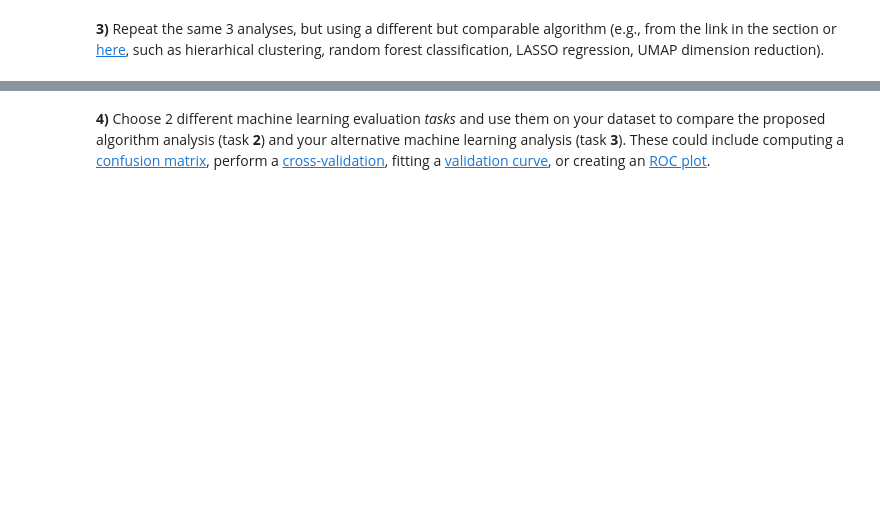
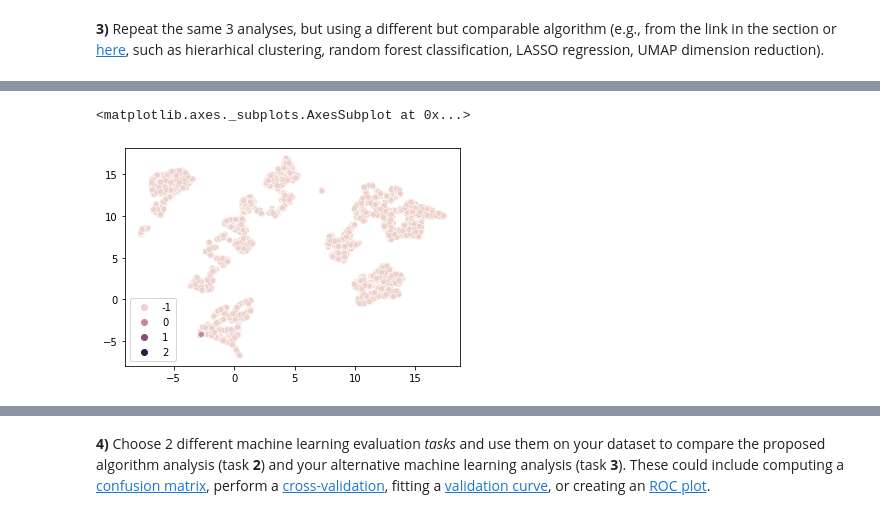
Before and after one commit to egemenpamukcu/Tutorials-Homework-Notebooks, a Jupyter notebook: week 1/tutorial_1_machine_learning_pipelines.ipynb, the cells around one changed output, grey strips where cells are left out. Saved outputs shown, nothing was run; the diff lists cells and outputs as text; code cells hidden in the pictures; blank space fills up the shorter version.

```diff
--- a/week 1/tutorial_1_machine_learning_pipelines.ipynb
+++ b/week 1/tutorial_1_machine_learning_pipelines.ipynb
@@ -486,0 +499,3 @@ plot_tsne(bankruptcy_df.iloc[:, 1:], bankruptcy_df['Bankrupt?'], perplexity=50)
+# %%
+dbscan = DBSCAN()
+dbscan.fit(bankruptcy_df.iloc[:, 1:])
@@ -486,0 +514,6 @@ plot_tsne(bankruptcy_df.iloc[:, 1:], bankruptcy_df['Bankrupt?'], perplexity=50)
+# %%
+# UMAP
+sns.scatterplot(x=embedding[:, 0], y=embedding[:, 1], hue=dbscan.labels_)
+# %% [output]
+<matplotlib.axes._subplots.AxesSubplot at 0x...>
+[figure, added]
```
Also changed, not shown: parts of 43 cells of this notebook.
